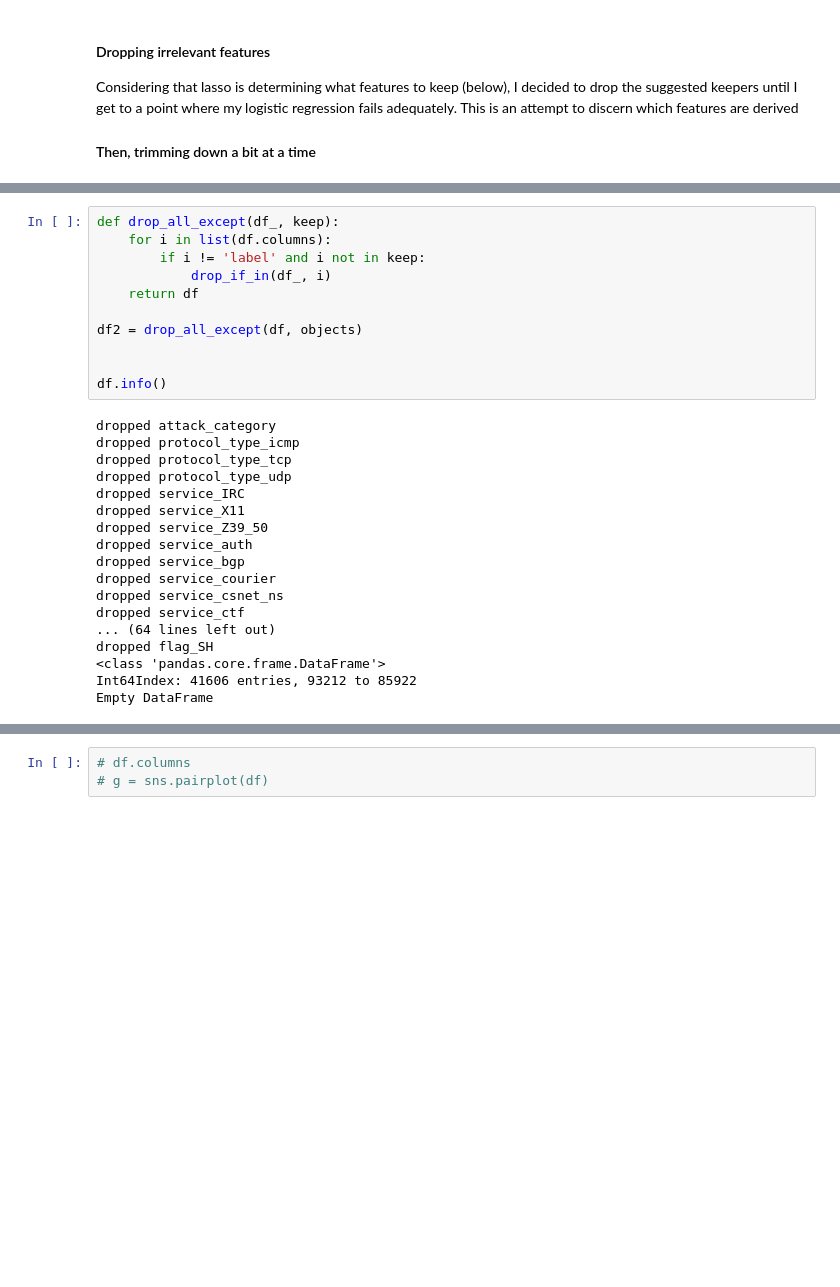
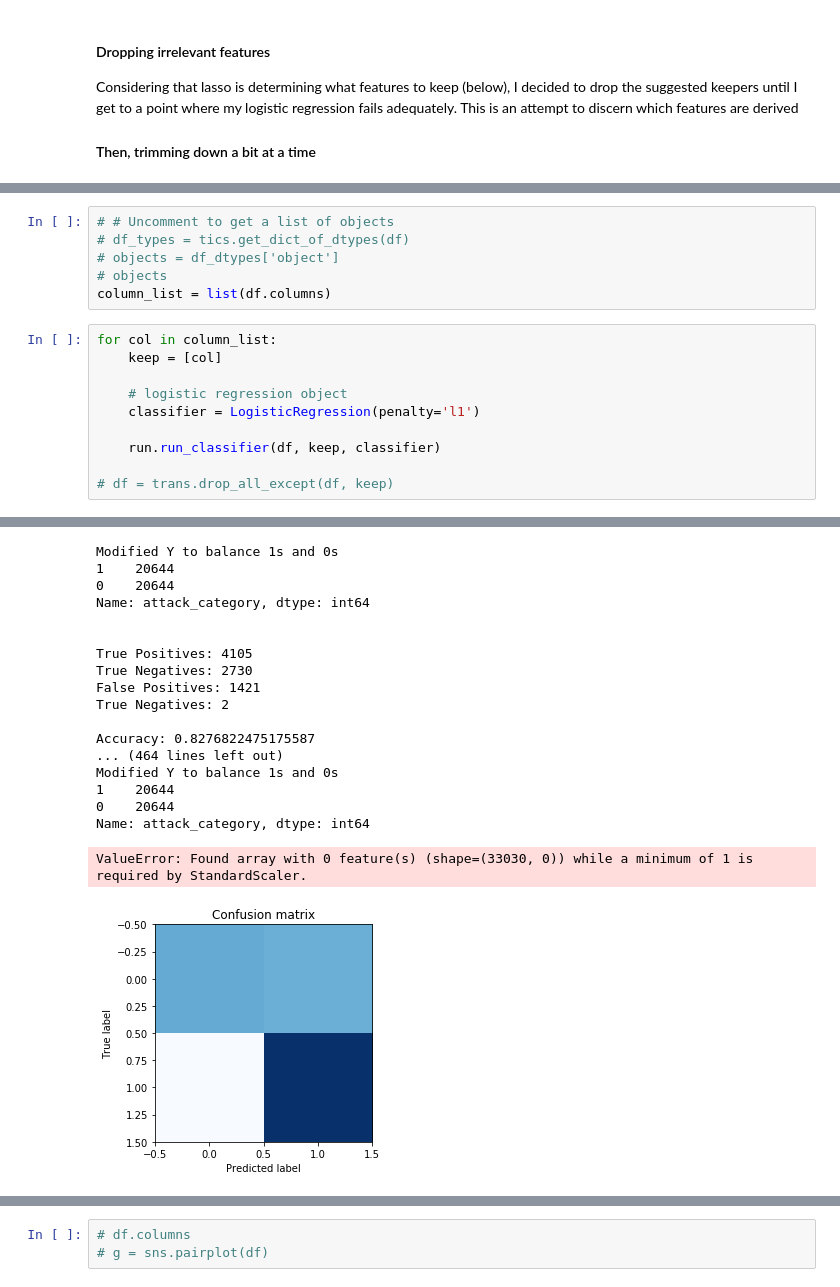
Before and after one commit to MnemoSemiotic/Analyzing-Network-Traffic_kdd99, a Jupyter notebook: Feature_Engineering_and_Modeling.ipynb, the cells around one changed output, grey strips where cells are left out. Drawn from its saved outputs; the diff is of its cells as text; blank space fills up the shorter version.

```diff
--- a/Feature_Engineering_and_Modeling.ipynb
+++ b/Feature_Engineering_and_Modeling.ipynb
@@ -105,29 +84,17 @@ memory usage: 19.1+ MB
-# %%
-def drop_all_except(df_, keep):
-    for i in list(df.columns):
-        if i != 'label' and i not in keep:
-            drop_if_in(df_, i)
-    return df
-
-df2 = drop_all_except(df, objects)
-
-
-df.info()
-# %% [output]
-dropped attack_category
-dropped protocol_type_icmp
-dropped protocol_type_tcp
-dropped protocol_type_udp
-dropped service_IRC
-dropped service_X11
-dropped service_Z39_50
-dropped service_auth
-dropped service_bgp
-dropped service_courier
-dropped service_csnet_ns
-dropped service_ctf
-... (64 lines left out)
-dropped flag_SH
-<class 'pandas.core.frame.DataFrame'>
-Int64Index: 41606 entries, 93212 to 85922
-Empty DataFrame
+# %%
+# # Uncomment to get a list of objects
+# df_types = tics.get_dict_of_dtypes(df)
+# objects = df_dtypes['object']
+# objects
+column_list = list(df.columns)
+# %%
+for col in column_list:
+    keep = [col]
+
+    # logistic regression object
+    classifier = LogisticRegression(penalty='l1')
+
+    run.run_classifier(df, keep, classifier)
+
+# df = trans.drop_all_except(df, keep)
+# %% [output]
@@ -134,3 +118,22 @@ Empty DataFrame
+Modified Y to balance 1s and 0s
+1    20644
+0    20644
+Name: attack_category, dtype: int64
+
+
+True Positives: 4105
+True Negatives: 2730
+False Positives: 1421
+True Negatives: 2
+
+Accuracy: 0.8276822475175587
+... (464 lines left out)
+Modified Y to balance 1s and 0s
+1    20644
+0    20644
+Name: attack_category, dtype: int64
+ValueError: Found array with 0 feature(s) (shape=(33030, 0)) while a minimum of 1 is required by StandardScaler.
+[figure, added]
 # %%
 # title = 'Correlation Matrix of data after Dropping Correlated'
 # pltfuncs.corr_heat(df, title)
```
Also changed, not shown: parts of 21 cells of this notebook, 4 other files.
